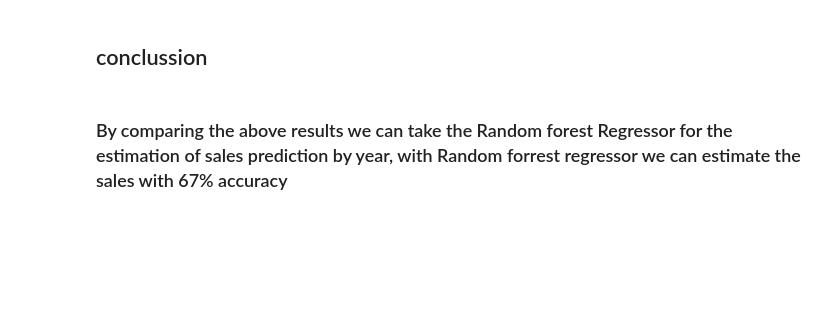
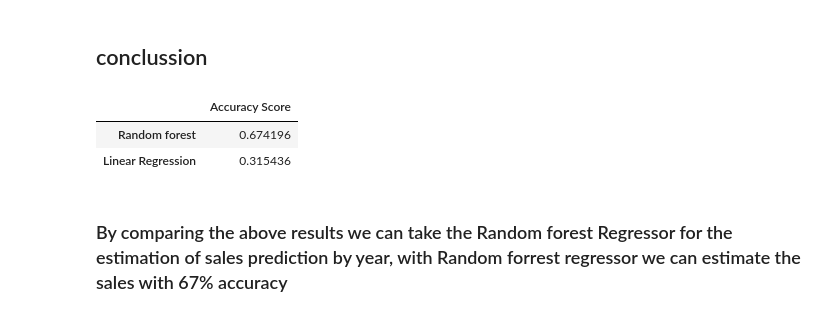
Before and after one commit to Caavalos/DMEGADE3, a Jupyter notebook: MidTerm.ipynb, the cells around one changed output. Drawn from its saved outputs; the diff is of its cells as text; code cells hidden in the pictures; blank space fills up the shorter version.

```diff
--- a/MidTerm.ipynb
+++ b/MidTerm.ipynb
@@ -326,3 +310,23 @@ model.score(x_test,y_test)
+# %%
+ran = RandomForestRegressor(n_estimators=100)
+lin = LinearRegression()
+# %%
+models = {"Random forest" : ran,
+          "Linear Regression" : lin}
+scores= { }
+# %%
+for key, value in models.items():
+    model = value
+    model.fit(x_train, y_train)
+    scores[key] = model.score(x_test, y_test)
+# %%
+scores_frame = pd.DataFrame(scores, index=["Accuracy Score"]).T
+scores_frame.sort_values(by=["Accuracy Score"], axis=0 ,ascending=False, inplace=True)
+scores_frame
+# %% [output]
+|  | Accuracy Score |
+| Random forest | 0.674196 |
+| Linear Regression | 0.315436 |
 # %% [markdown]
 
 ### By comparing the above results we can take the Random forest Regressor for the estimation of sales prediction by year, with Random forrest regressor we can estimate the sales with 67% accuracy
```
Also changed, not shown: parts of 10 cells of this notebook.
